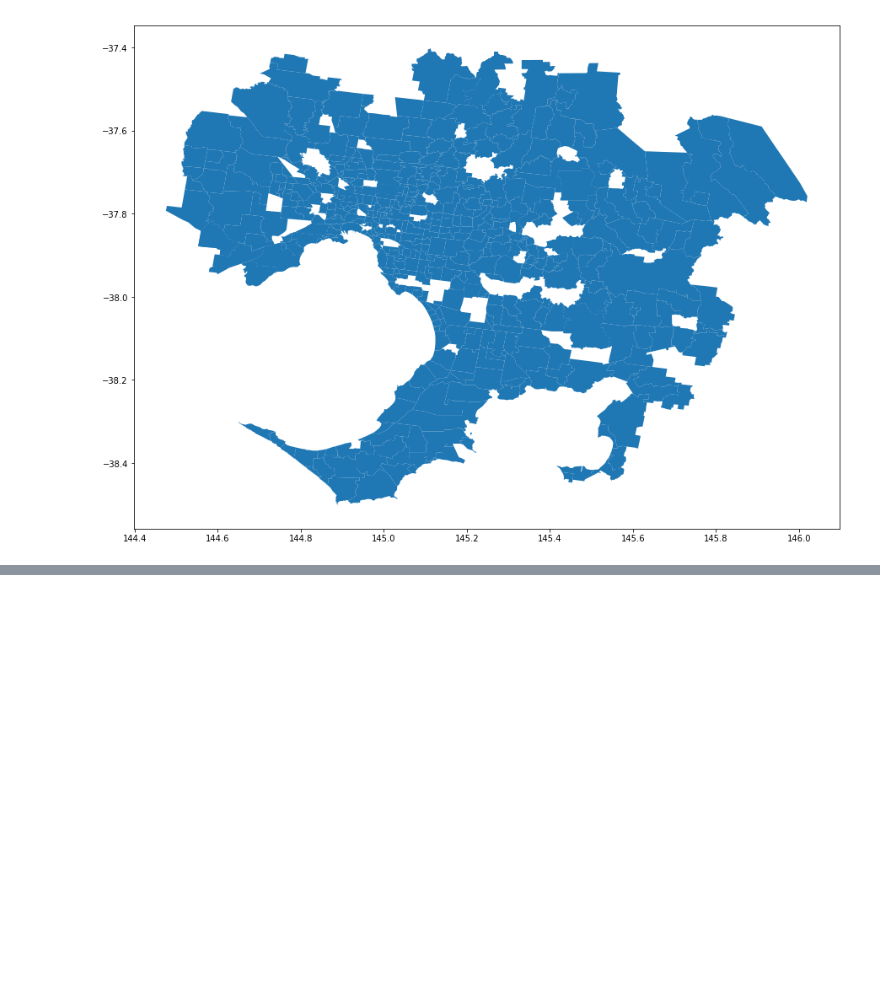
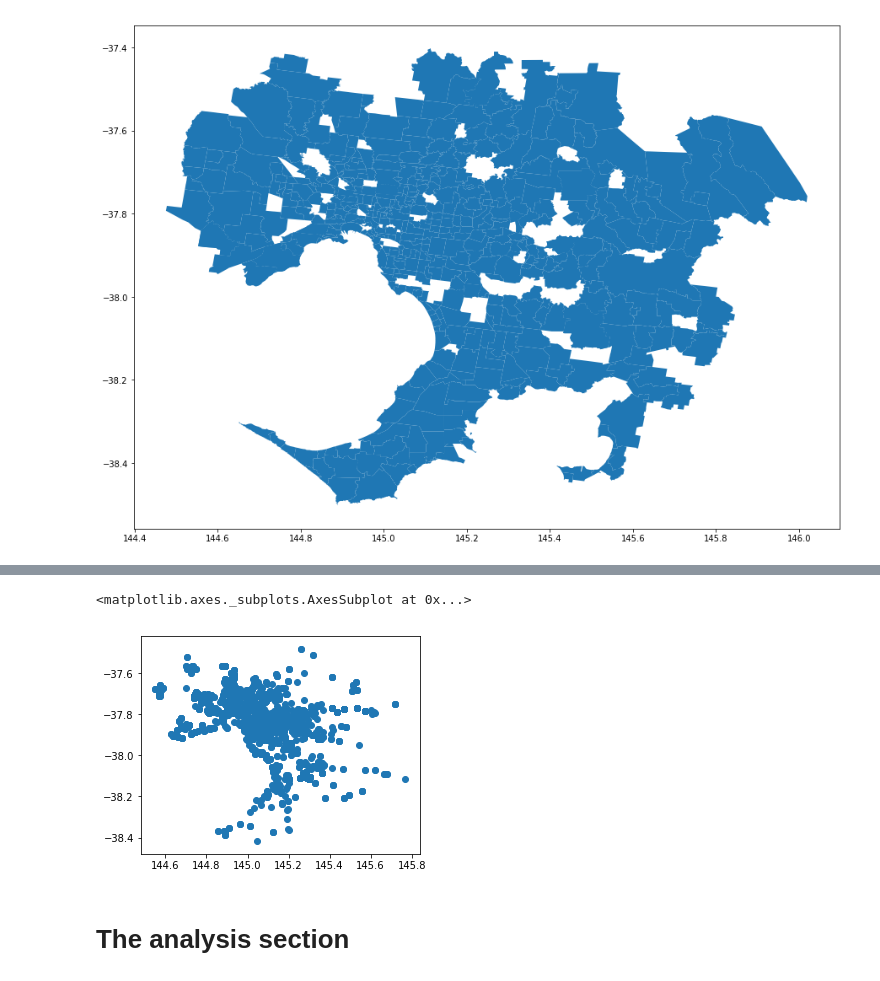
Before and after one commit to robin0821/Coursera_Capstone, a Jupyter notebook: Coursera_Capstone_Assignment_WK5.ipynb, the cells around one changed output, grey strips where cells are left out. Drawn from its saved outputs; the diff is of its cells as text; code cells hidden in the pictures; blank space fills up the shorter version.

```diff
--- a/Coursera_Capstone_Assignment_WK5.ipynb
+++ b/Coursera_Capstone_Assignment_WK5.ipynb
@@ -231,0 +336,16 @@ melbourne.plot(figsize=(15,15))
+# %%
+school = school[['School', 'Score', 'Latitude', 'Longitude']]
+school['Latitude'] = pd.to_numeric(school['Latitude'], errors='coerce')
+school['Longitude'] = pd.to_numeric(school['Longitude'], errors='coerce')
+# %%
+geometry = [Point(xy) for xy in zip(school['Longitude'], school['Latitude'])]
+# %%
+crs = {'init': 'epsg:4326'}
+school = gpd.GeoDataFrame(school, geometry=geometry, crs=crs)
+# %%
+school.plot()
+# %% [output]
+<matplotlib.axes._subplots.AxesSubplot at 0x...>
+[figure, added]
+# %% [markdown]
+# The analysis section
```
Also changed, not shown: parts of 16 cells of this notebook.
